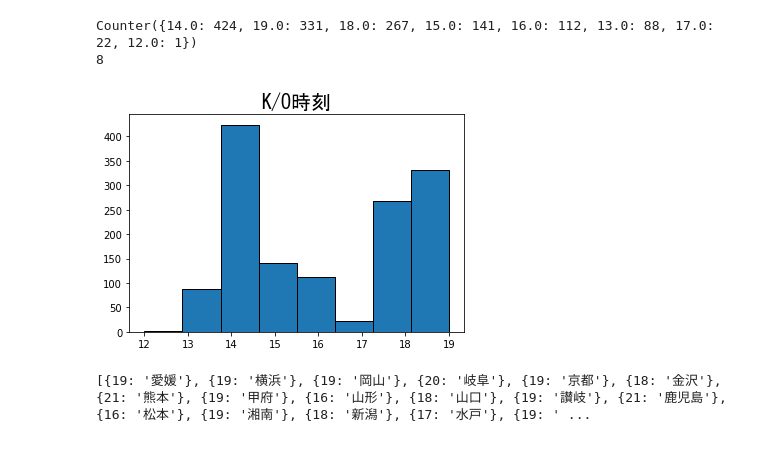
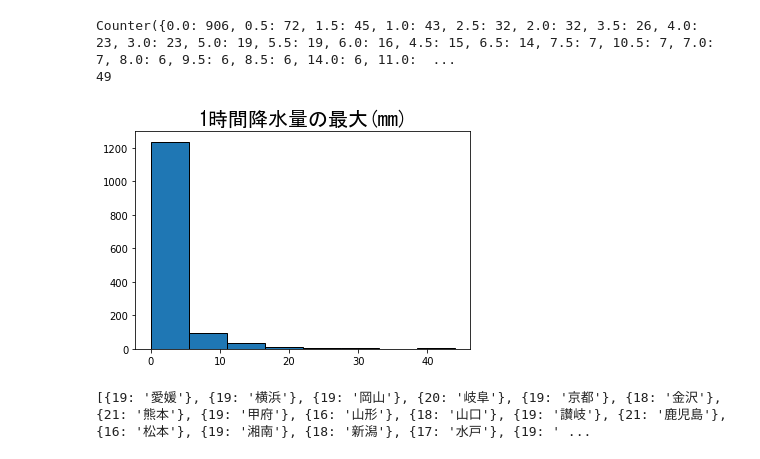
Before and after one commit to kkaishu/sotuken2021, a Jupyter notebook: 卒研_周辺化準備.ipynb, the cells around one changed output. Drawn from its saved outputs; the diff is of its cells as text; code cells hidden in the pictures.

```diff
--- a/卒研_周辺化準備.ipynb
+++ b/卒研_周辺化準備.ipynb
@@ -16,7 +17,6 @@ for i in range(29):
     url=f"https://data.j-league.or.jp/SFMS01/search?competition_years=2019&competition_years=2018&competition_years=2017&competition_frame_ids=2&team_ids={team_number}&home_away_select=1&tv_relay_station_name="
     fomerdata=pd.read_html(url,header=0)
     data=fomerdata[0].drop(["大会","スタジアム"],axis=1)
-
     game_day=data.試合日
     game_day=[s.replace("月・祝","月").replace("火・祝","火").replace("水・祝","水").replace("木・祝","木").replace("金・祝","金").replace("土・祝","土").replace("日・祝","日").replace("月・休","月") for s in game_day]
     day=data.年度.astype(str)+"/"+game_day
@@ -26,6 +26,10 @@ for i in range(29):
     tenki=tenki.fillna(0)
     tenki=tenki.drop(tenki.index[[0]]).reset_index(drop=True)
     tenki=tenki.drop(tenki.index[1095])
+    #1時間当たりの降水量情報を入れる
+    tenki2=pd.read_excel(f"c:\\Users\\梅津魁秀\\Desktop\\卒業研究\\1時間降水量の日最大\\{team_name}1.xlsx",skiprows=3)
+    tenki2=tenki2.drop(tenki2.index[[0,1,1097]]).reset_index(drop=True)
+    tenki["1時間降水量の最大(mm)"]=tenki2["1時間降水量の最大(mm)"]
     google_trend=pd.read_csv("gt.csv").drop(["Unnamed: 0"],axis=1)
     google_trend=google_trend[f"{team_name}"]
     tenki=pd.concat([tenki,google_trend],axis=1)
@@ -33,7 +37,7 @@ for i in range(29):
     day2=tenki.年.round().astype(int).astype(str)+"/"+tenki.月.round().astype(int).astype(str).str.zfill(2)+"/"+tenki.日.round().astype(int).astype(str).str.zfill(2)+"("+tenki.曜日+")"
     day2=pd.DataFrame({"年/月/日":day2})
     tenki=pd.concat([tenki,day2],axis=1)
-    data=pd.merge(data,tenki[["年/月/日","平均気温(℃)","降水量の合計(mm)","日照時間(時間)","ホームトレンド"]],on="年/月/日",how="left")
+    data=pd.merge(data,tenki[["年/月/日","平均気温(℃)","降水量の合計(mm)","日照時間(時間)","ホームトレンド","1時間降水量の最大(mm)"]],on="年/月/日",how="left")
     sec=data.節.str.translate(str.maketrans({chr(0xFF01 + i): chr(0x21 + i) for i in range(94)}))
     sec=sec.str.extract("(.+)節",expand=True).rename(columns={0:"節数"})
     data=pd.concat([data,sec],axis=1)
@@ -54,7 +58,7 @@ for i in range(29):
     kion.append({temperature＿mean:team_name})
     #それぞれ平均を引いた値を出力する。
     data["平均気温(℃)"]=round(data["平均気温(℃)"]-temperature＿mean,1)
-    data["入場者数"]=scipy.stats.zscore(data["入場者数"])
+    data["入場者数"]=preprocessing.scale(data["入場者数"])
 #     data["入場者数"]=data["入場者数"]-visitors
     all_team.append(data)
 # %%
@@ -86,6 +90,6 @@ all_team_kansei
 # %%
 #説明変数となるものをそれぞれx1~x9まで作成
-x1=np.array(all_team_kansei["K/O時刻"])
+x1=np.array(all_team_kansei["1時間降水量の最大(mm)"])
 x2=np.array(all_team_kansei["平均気温(℃)"])
 x3=np.array(all_team_kansei["降水量の合計(mm)"])
 x4=np.array(all_team_kansei["日照時間(時間)"])
@@ -111,16 +115,16 @@ fp = FontProperties(fname=r'C:\WINDOWS\Fonts\msgothic.ttc', size=16)
 # %%
 #x1と同様に他のデータも行うので、説明ここだけであとは省略する。
 print(collections.Counter(x1))#種類とその個数を出力
 print(len(collections.Counter(x1)))#種類数を出力
 fig = plt.figure()
 ax = fig.add_subplot(1, 1, 1)
 ax.hist(x1, bins=8, histtype='barstacked', ec='black')#binで何個の棒の数を決める(今回は種類数にしている)
-plt.title("K/O時刻", fontsize=20,fontproperties=fp)
+plt.title("1時間降水量の最大(mm)", fontsize=20,fontproperties=fp)
 plt.show()
 # %% [output]
-Counter({14.0: 424, 19.0: 331, 18.0: 267, 15.0: 141, 16.0: 112, 13.0: 88, 17.0: 22, 12.0: 1})
-8
+Counter({0.0: 906, 0.5: 72, 1.5: 45, 1.0: 43, 2.5: 32, 2.0: 32, 3.5: 26, 4.0: 23, 3.0: 23, 5.0: 19, 5.5: 19, 6.0: 16, 4.5: 15, 6.5: 14, 7.5: 7, 10.5: 7, 7.0: 7, 8.0: 6, 9.5: 6, 8.5: 6, 14.0: 6, 11.0:  ...
+49
-[figure, old version]
+[figure, new version]
 # %%
 print(kion)
 # %% [output]
```
Also changed, not shown: parts of 28 cells of this notebook, 1 other file.
